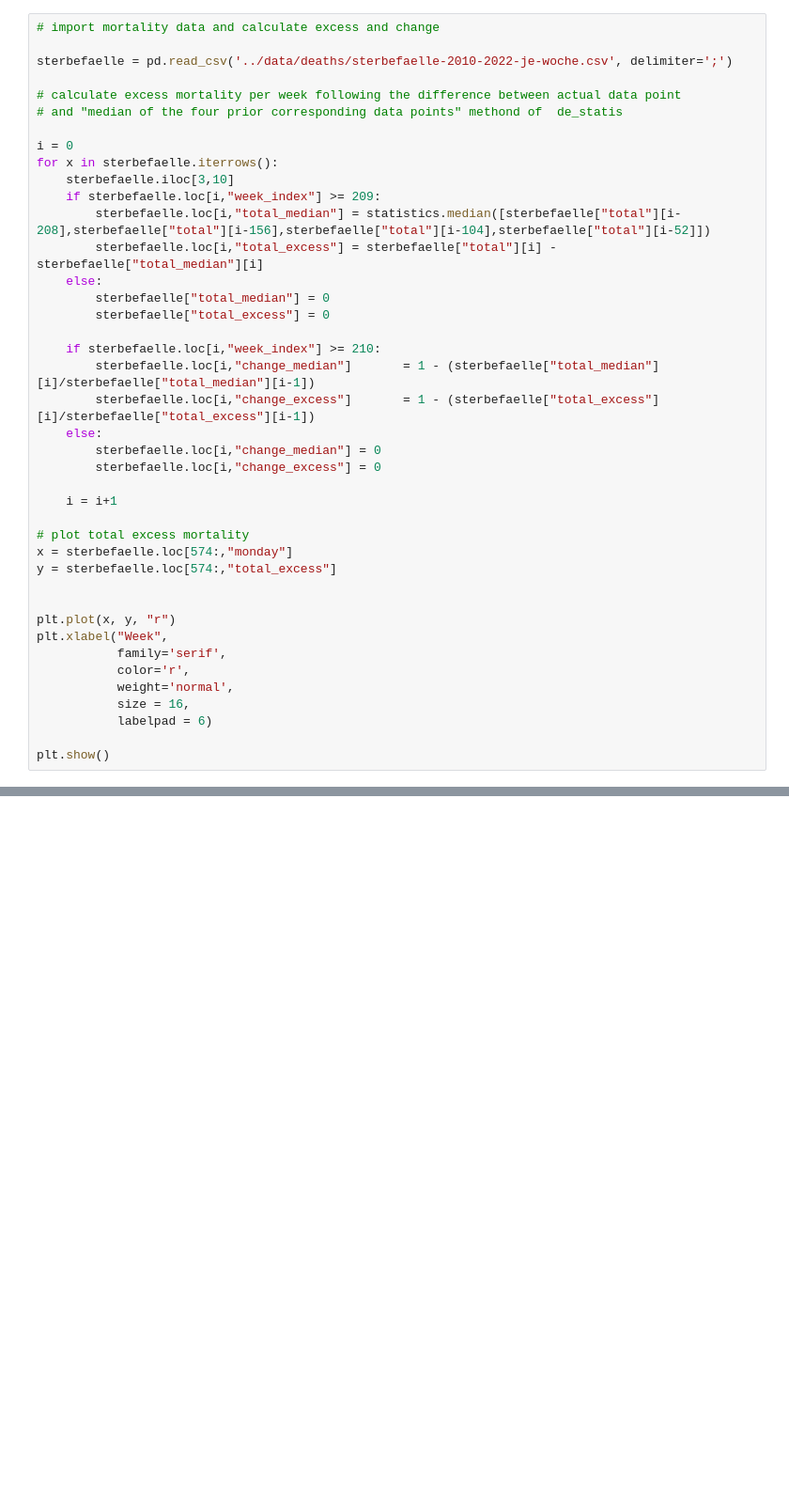
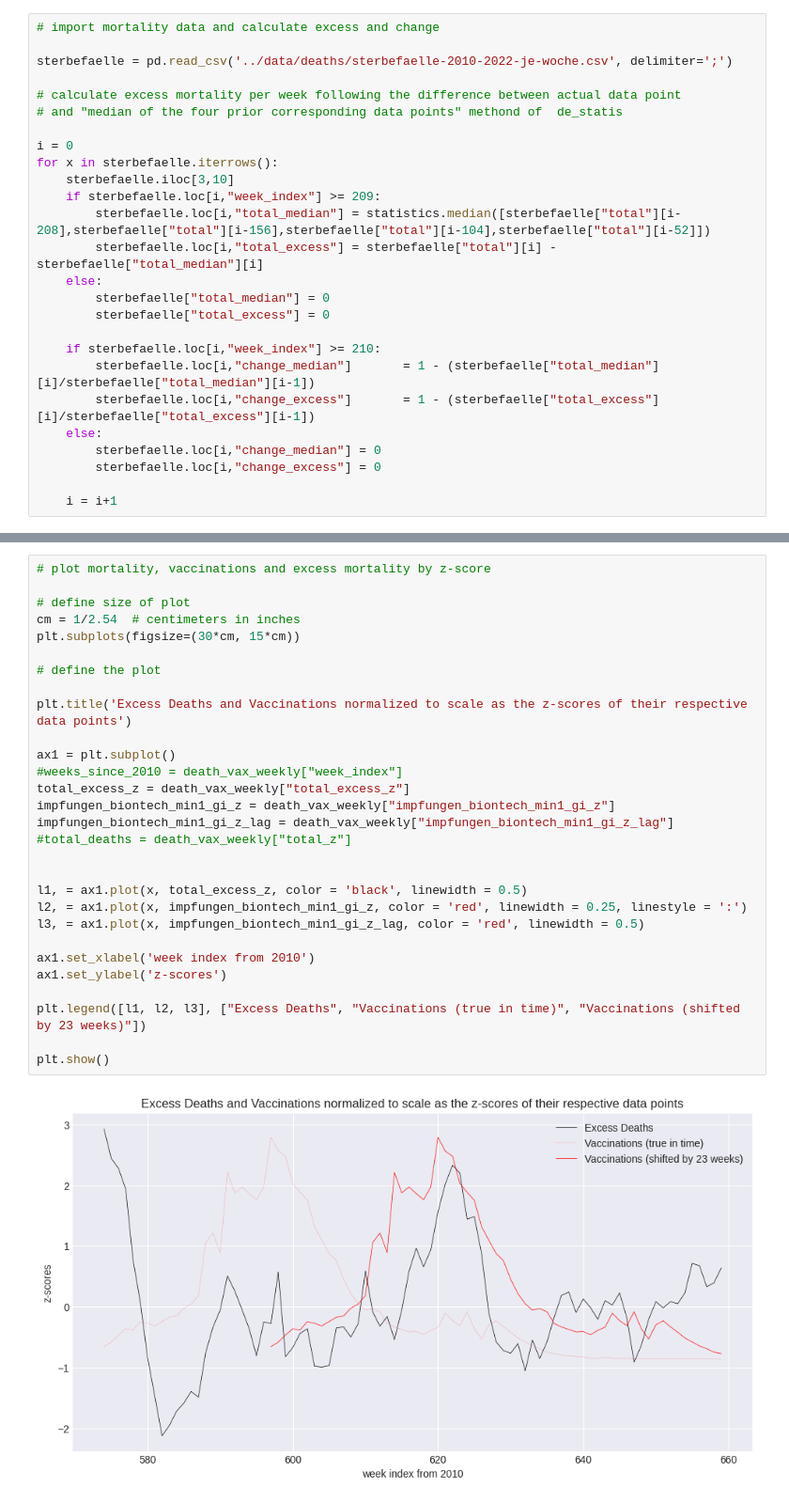
Before and after one commit to matthiasdaues/corona_mortality, a Jupyter notebook: notebooks/mortality_and_vaccination_against_covid.ipynb, the cells around one changed output, grey strips where cells are left out. Shown: that part at 94% size. Cells and saved outputs as stored; diff of their text form; blank space fills up the shorter version.

```diff
--- a/notebooks/mortality_and_vaccination_against_covid.ipynb
+++ b/notebooks/mortality_and_vaccination_against_covid.ipynb
@@ -67,18 +61,3 @@ for x in sterbefaelle.iterrows():
         sterbefaelle.loc[i,"change_excess"] = 0
 
     i = i+1
-
-# plot total excess mortality
-x = sterbefaelle.loc[574:,"monday"]
-y = sterbefaelle.loc[574:,"total_excess"]
-
-
-plt.plot(x, y, "r")
-plt.xlabel("Week",
-           family='serif',
-           color='r',
-           weight='normal',
-           size = 16,
-           labelpad = 6)
-
-plt.show()
@@ -122,0 +185,31 @@ sterbefaelle.loc[570:,]
+# %%
+# plot mortality, vaccinations and excess mortality by z-score
+
+# define size of plot
+cm = 1/2.54  # centimeters in inches
+plt.subplots(figsize=(30*cm, 15*cm))
+
+# define the plot
+
+plt.title('Excess Deaths and Vaccinations normalized to scale as the z-scores of their respective data points')
+
+ax1 = plt.subplot()
+#weeks_since_2010 = death_vax_weekly["week_index"]
+total_excess_z = death_vax_weekly["total_excess_z"]
+impfungen_biontech_min1_gi_z = death_vax_weekly["impfungen_biontech_min1_gi_z"]
+impfungen_biontech_min1_gi_z_lag = death_vax_weekly["impfungen_biontech_min1_gi_z_lag"]
+#total_deaths = death_vax_weekly["total_z"]
+
+
+l1, = ax1.plot(x, total_excess_z, color = 'black', linewidth = 0.5)
+l2, = ax1.plot(x, impfungen_biontech_min1_gi_z, color = 'red', linewidth = 0.25, linestyle = ':')
+l3, = ax1.plot(x, impfungen_biontech_min1_gi_z_lag, color = 'red', linewidth = 0.5)
+
+ax1.set_xlabel('week index from 2010')
+ax1.set_ylabel('z-scores')
+
+plt.legend([l1, l2, l3], ["Excess Deaths", "Vaccinations (true in time)", "Vaccinations (shifted by 23 weeks)"])
+
+plt.show()
+# %% [output]
+[figure, added]
```
Also changed, not shown: parts of 11 cells of this notebook.
